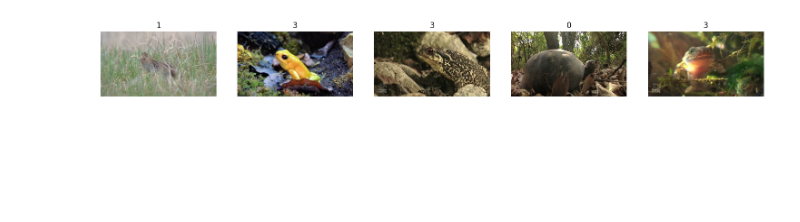
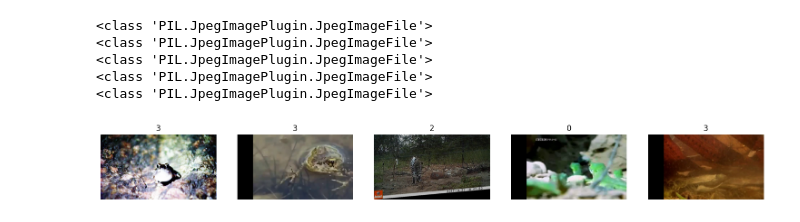
Before and after one commit to jonathanlin0/research_transfer, a Jupyter notebook: data_tools/ak_classification/dataloader_testing.ipynb, the cells around one changed output. Drawn from its saved outputs; the diff is of its cells as text; code cells hidden in the pictures; blank space fills up the shorter version.

Commit message:
data augmentation for ak_classification

```diff
--- a/data_tools/ak_classification/dataloader_testing.ipynb
+++ b/data_tools/ak_classification/dataloader_testing.ipynb
@@ -49,38 +51,51 @@ class ak_dataset(Dataset):
 
         label = self.label_to_int[self.landmarks_frame.iloc[idx, 1]]
 
-        image = io.imread(img_name)
+        image = PIL.Image.open(img_name, mode="r")
+        # image = io.imread(img_name)
+
+        print(type(image))
+
+        if self.transform is not None:
+            image = self.transform(image)
+
         image = np.reshape(image, (3, 360, 640))
-        image = (torch.from_numpy(image)).to(torch.float32)
+        image = image.to(torch.float32)
 
         return (image, label)
 # %%
-dataset = ak_dataset(csv_file= "dataset_test.csv",
-                    root_dir= cwd,
-                    animal_label = "animal_parent_class")
+dataset = ak_dataset(csv_file="dataset_test.csv",
+                     root_dir=cwd,
+                     animal_label="animal_parent_class",
+                     transform=torchvision.transforms.Compose([
+                         transforms.RandomHorizontalFlip(),
+                         transforms.RandAugment(),
+                         transforms.ToTensor()
+                     ]))
 
-fig = plt.figure()
-fig.set_figwidth(15)
+fig = plt.figure(figsize=(15, 4))
+num_samples = 5
 
-for i in range(len(dataset)):
-
+for i in range(num_samples):
     idx = np.random.randint(len(dataset))
     sample = dataset[idx]
 
-    ax = plt.subplot(1, 5, i + 1)
+    ax = plt.subplot(1, num_samples, i + 1)
     plt.tight_layout()
     ax.set_title('Sample #{}'.format(i))
     ax.axis('off')
 
-    image = sample[0].to(torch.int16).cpu().numpy()
-    # reshape cuz of pytorch and numpy convention for images
-    image = np.reshape(image, (360, 640, 3))
+    image = sample[0].cpu().numpy()
+    image = np.transpose(image, (1, 2, 0))
 
-    plt.imshow(image, vmin=0, vmax=255)
+    plt.imshow(image, vmin=0, vmax=1)
     plt.title(sample[1])
 
-    if i == 4:
-        plt.show()
-        break
+plt.show()
 # %% [output]
+<class 'PIL.JpegImagePlugin.JpegImageFile'>
+<class 'PIL.JpegImagePlugin.JpegImageFile'>
+<class 'PIL.JpegImagePlugin.JpegImageFile'>
+<class 'PIL.JpegImagePlugin.JpegImageFile'>
+<class 'PIL.JpegImagePlugin.JpegImageFile'>
-[figure, old version]
+[figure, new version]
```
Also changed, not shown: parts of 1 cell of this notebook, 5 other files.
